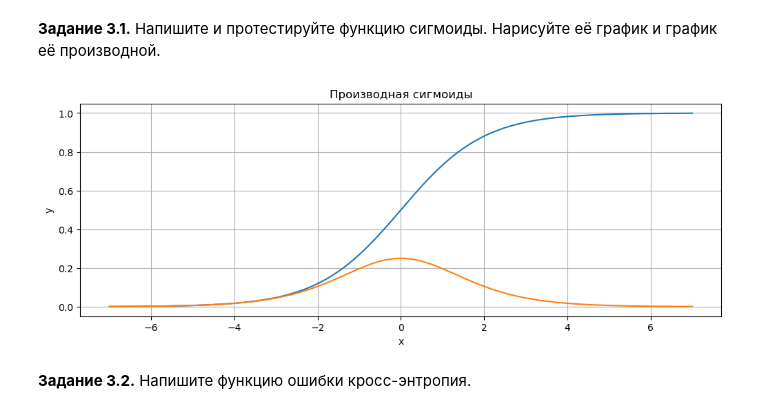
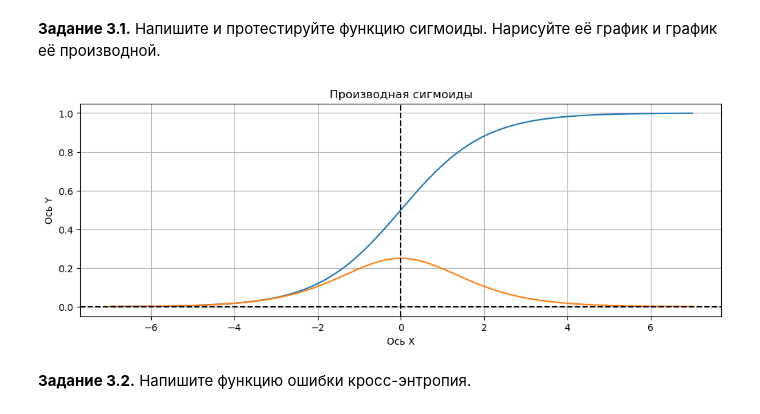
Before and after one commit to giezz/ml-module-2, a Jupyter notebook: lab5/ml_lab5.ipynb, the cells around one changed output. Cells and saved outputs as stored; diff of their text form; code cells hidden in the pictures.

```diff
--- a/lab5/ml_lab5.ipynb
+++ b/lab5/ml_lab5.ipynb
@@ -67,18 +67,22 @@ def sigmoid_derivative(x):
 # %%
 z = np.linspace(-7, 7, 200)
 plt.figure(figsize=(12, 4))
 
 plt.plot(z, sigmoid(z))
 plt.title('Сигмоида')
 plt.plot(z, sigmoid_derivative(z))
 plt.title('Производная сигмоиды')
 plt.xlabel('x')
 plt.ylabel('y')
+plt.axhline(0, color='black',  linestyle='--')
+plt.axvline(0, color='black',  linestyle='--')
+plt.xlabel('Ось X')
+plt.ylabel('Ось Y')
 plt.grid(True)
 
 plt.show()
 # %% [output]
-[figure, old version]
+[figure, new version]
 # %% [markdown]
 **Задание 3.2.** Напишите функцию ошибки кросс-энтропия.
 # %%
```
Also changed, not shown: parts of 1 cell of this notebook, 1 other file.
